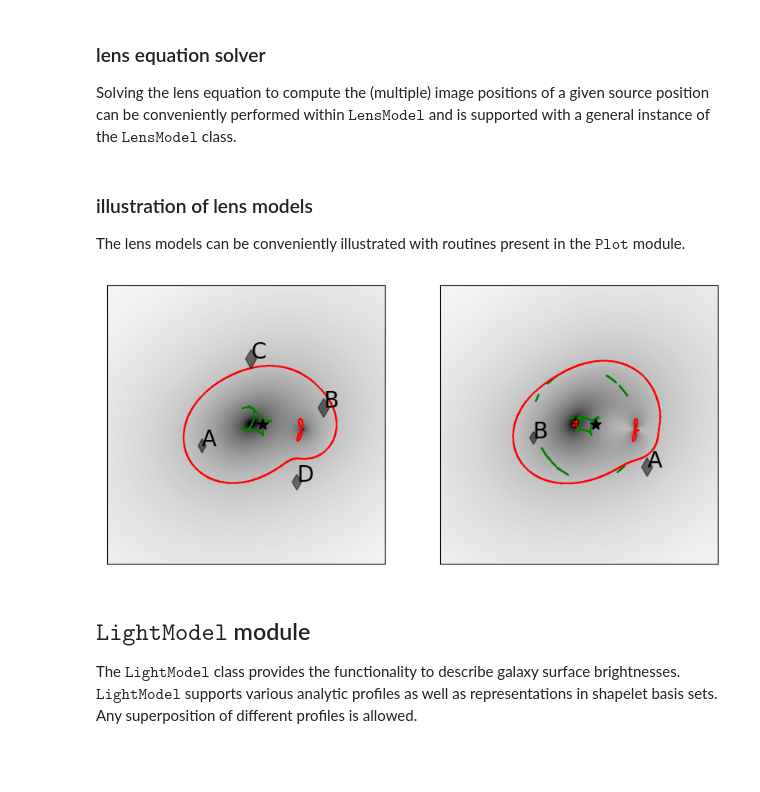
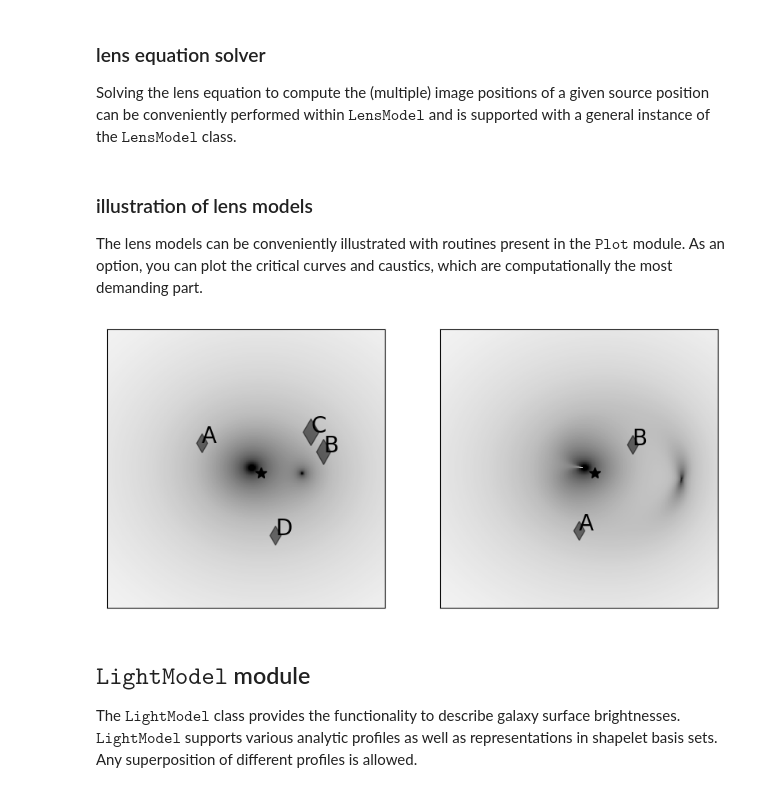
Before and after one commit to lenstronomy/lenstronomy-tutorials, a Jupyter notebook: lenstronomy_extensions/Notebooks/starting_guide.ipynb, the cells around one changed output. Saved outputs shown, nothing was run; the diff lists cells and outputs as text; code cells hidden in the pictures; blank space fills up the shorter version.

```diff
--- a/lenstronomy_extensions/Notebooks/starting_guide.ipynb
+++ b/lenstronomy_extensions/Notebooks/starting_guide.ipynb
@@ -18,14 +18,14 @@ As an example of initializing a single plane lens model as a super-position of a
 from lenstronomy.LensModel.lens_model import LensModel
 
 # specify the choice of lens models #
-lens_model_list = ['SPEP', 'SHEAR', 'SIS']
+lens_model_list = ['SPEMD', 'SHEAR', 'SIS']
 
 # setup lens model class with the list of lens models #
 lensModel = LensModel(lens_model_list=lens_model_list)
 
 # define parameter values of lens models #
-kwargs_spep = {'theta_E': 1., 'q': 0.9, 'phi_G': 0.5, 'gamma': 2., 'center_x': 0.1, 'center_y': 0}
-kwargs_shear = {'e1': 0.01, 'e2': 0.0}
+kwargs_spep = {'theta_E': 1., 'e1': 0.06, 'e2': 0., 'gamma': 2., 'center_x': 0.1, 'center_y': 0}
+kwargs_shear = {'e1': 0.02, 'e2': 0.0}
 kwargs_sis = {'theta_E': 0.2, 'center_x': 1., 'center_y': -0.1}
 kwargs_lens = [kwargs_spep, kwargs_shear, kwargs_sis]
 
@@ -75,16 +75,16 @@ theta_ra, theta_dec = solver.image_position_from_source(beta_ra, beta_dec, kwarg
 mag = lensModel.magnification(theta_ra, theta_dec, kwargs_lens)
 # %% [markdown]
 ### illustration of lens models
-The lens models can be conveniently illustrated with routines present in the $\texttt{Plot}$ module.
+The lens models can be conveniently illustrated with routines present in the $\texttt{Plot}$ module. As an option, you can plot the critical curves and caustics, which are computationally the most demanding part.
 # %%
 import lenstronomy.Plots.output_plots as lens_plot
 f, axex = plt.subplots(1, 2, figsize=(10, 5), sharex=False, sharey=False)
-lens_plot.lens_model_plot(axex[0], lensModel=lensModel, kwargs_lens=kwargs_lens, sourcePos_x=beta_ra, sourcePos_y=beta_dec, point_source=True)
-lens_plot.lens_model_plot(axex[1], lensModel=lensModel_mp, kwargs_lens=kwargs_lens, sourcePos_x=beta_ra, sourcePos_y=beta_dec, point_source=True)
+lens_plot.lens_model_plot(axex[0], lensModel=lensModel, kwargs_lens=kwargs_lens, sourcePos_x=beta_ra, sourcePos_y=beta_dec, point_source=True, with_caustics=False)
+lens_plot.lens_model_plot(axex[1], lensModel=lensModel_mp, kwargs_lens=kwargs_lens, sourcePos_x=beta_ra, sourcePos_y=beta_dec, point_source=True, with_caustics=False)
 #plt.savefig('/Users/sibirrer/Cosmology/Strong_Lensing/Papers/Lenstronomy/LenstronomyPaper/lens_model.pdf', format='pdf')
 f.show()
 # %% [output]
-[figure, old version]
+[figure, new version]
 # %% [markdown]
 ## $\texttt{LightModel}$ module
 
```
Also changed, not shown: parts of 7 cells of this notebook, 9 other files.
